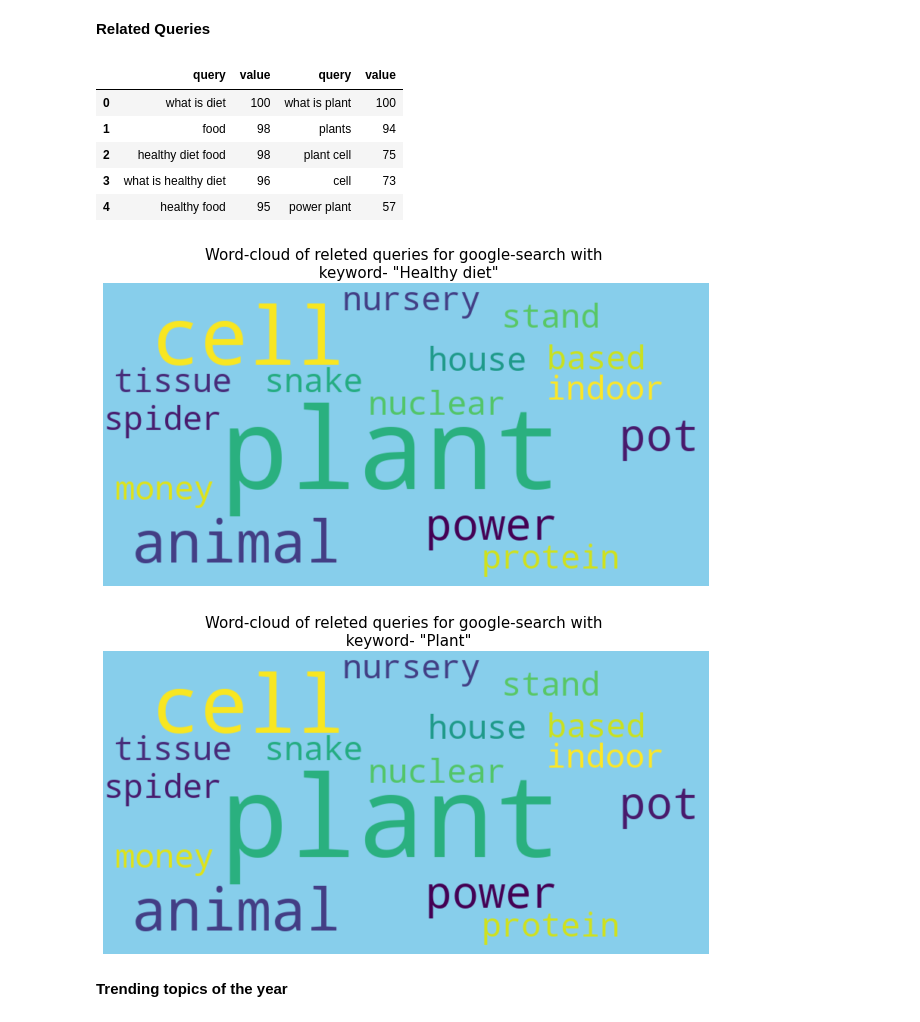
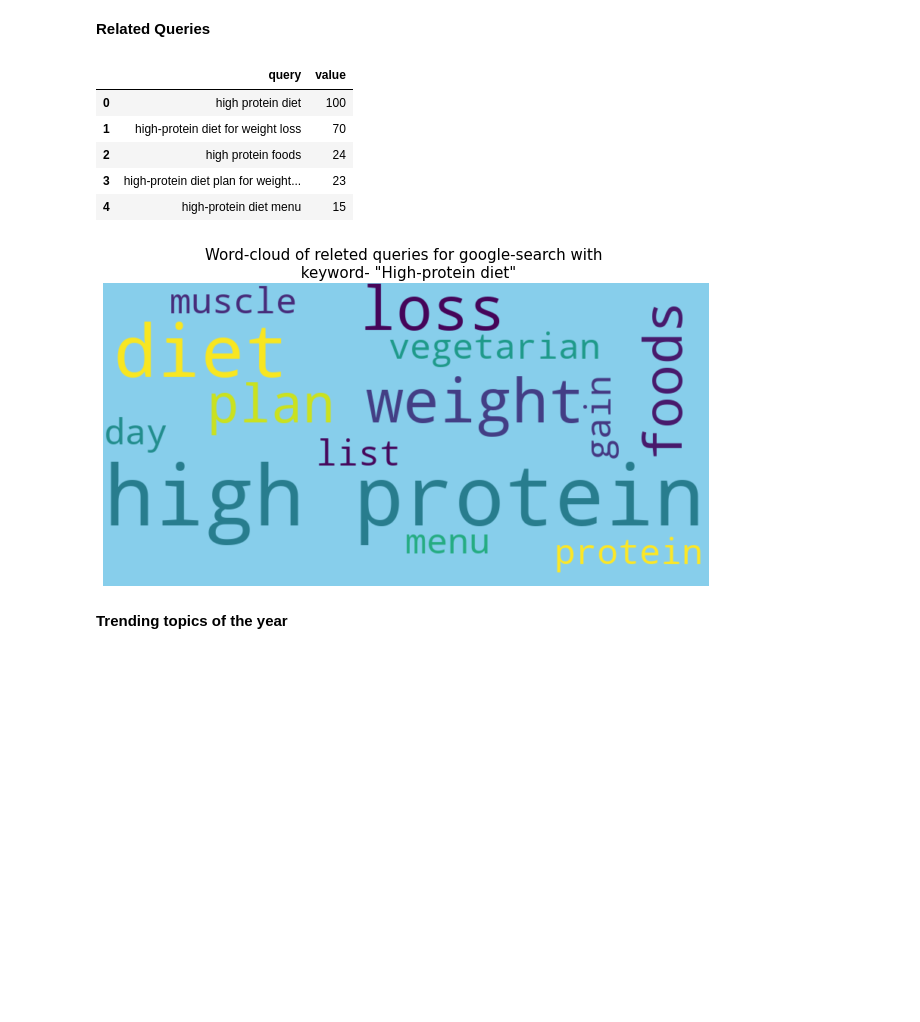
Before and after one commit to mrchapagain/GoogleTrendAnalytics, a Jupyter notebook: GoogleTrends.ipynb, the cells around one changed output. Drawn from its saved outputs; the diff is of its cells as text; code cells hidden in the pictures; blank space fills up the shorter version.

```diff
--- a/GoogleTrends.ipynb
+++ b/GoogleTrends.ipynb
@@ -69,12 +51,12 @@ def pytrends_func(kw_list, timeframe):
   trends = TrendReq(hl='en-US', tz= 360, timeout=(10,25))
 
   # Update playload
-  trends.build_payload(kw_list=kw_list, cat=0, timeframe=timeframe, geo= '', gprop='') #timeframe='today 5-y'
+  trends.build_payload(kw_list=kw_list, cat=71, timeframe=timeframe, geo= '', gprop='') #timeframe='today 5-y', cat 0(all), 45(Health), Food & Drink: 71
 
   # return the trends object
   return trends
 
-kw_list = ["Healthy diet", "Plant"]
+kw_list = ["High-protein diet"]
 trends= pytrends_func(kw_list, 'today 12-m')
 trends
 # %% [output]
@@ -311,43 +293,42 @@ def gt_related_queries():
 releted_queries=gt_related_queries()
 releted_queries.head()
 # %% [output]
-|  | query | value | query | value |
-| 0 | what is diet | 100 | what is plant | 100 |
-| 1 | food | 98 | plants | 94 |
-| 2 | healthy diet food | 98 | plant cell | 75 |
-| 3 | what is healthy diet | 96 | cell | 73 |
-| 4 | healthy food | 95 | power plant | 57 |
+|  | query | value |
+| 0 | high protein diet | 100 |
+| 1 | high-protein diet for weight loss | 70 |
+| 2 | high protein foods | 24 |
+| 3 | high-protein diet plan for weight... | 23 |
+| 4 | high-protein diet menu | 15 |
 # %%
 def cleanText(text):
       text= re.sub(r'@[A-Za-z0-9]+', '',text) # Removed @mentions
       text= re.sub(r'#', '',text) # the '#' symbol
       text= re.sub(r':', '',text) # the ':' symbol
       text= re.sub(r'RT[\s]+', '',text) # Removed RT
       text= re.sub(r'https?:\/\/\s+', '',text) # Removed the hyper link
       return text
 
 #Function for word-cloud
 def wordcloud_plot(releted_queries, title):
   #lets clean the xext first
   releted_queries["query"]= releted_queries["query"].apply(cleanText)
   # Create stopword list
   final_stopwords.update(['https', 'er', 'og', 't', 'co', 'A', 't','The'])
 
   plt.figure(figsize=(10,5))
   allWords= ' '.join( [twts for twts in releted_queries["query"]] )
   wordcloud = WordCloud(stopwords=final_stopwords, max_words=300, width= 800, height=400, random_state=21, max_font_size= 150, background_color="skyblue").generate(allWords)
 
   plt.imshow(wordcloud, interpolation = "bilinear")
   plt.title(title, fontsize=15)
   plt.axis('off')
   plt.tight_layout()
   plt.show()
 
 for kw in kw_list:
-  wordcloud_plot(releted_queries.iloc[:, 2:4], f'Word-cloud of releted queries for google-search with \n keyword- "{kw}"')
+  wordcloud_plot(releted_queries.iloc[:, 0:2], f'Word-cloud of releted queries for google-search with \n keyword- "{kw}"')
 # %% [output]
-[figure, old version]
+[figure, new version]
-[figure, removed]
 # %% [markdown]
 **Trending topics of the year**
 # %%
```
Also changed, not shown: parts of 8 cells of this notebook.
